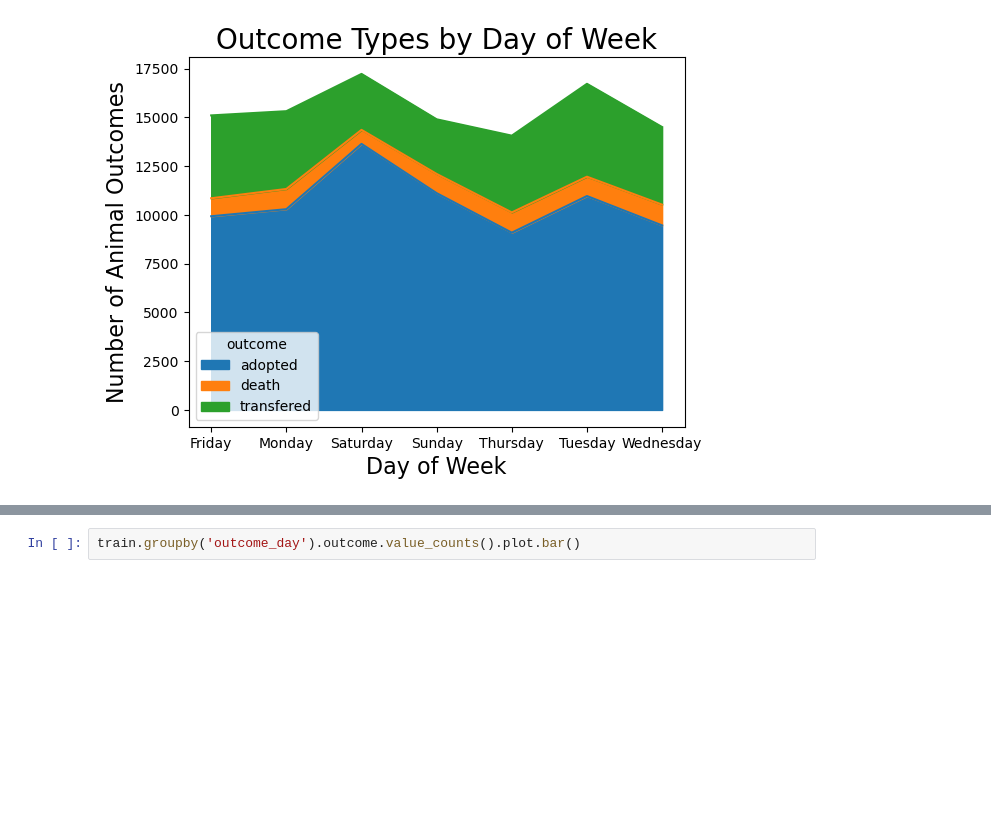
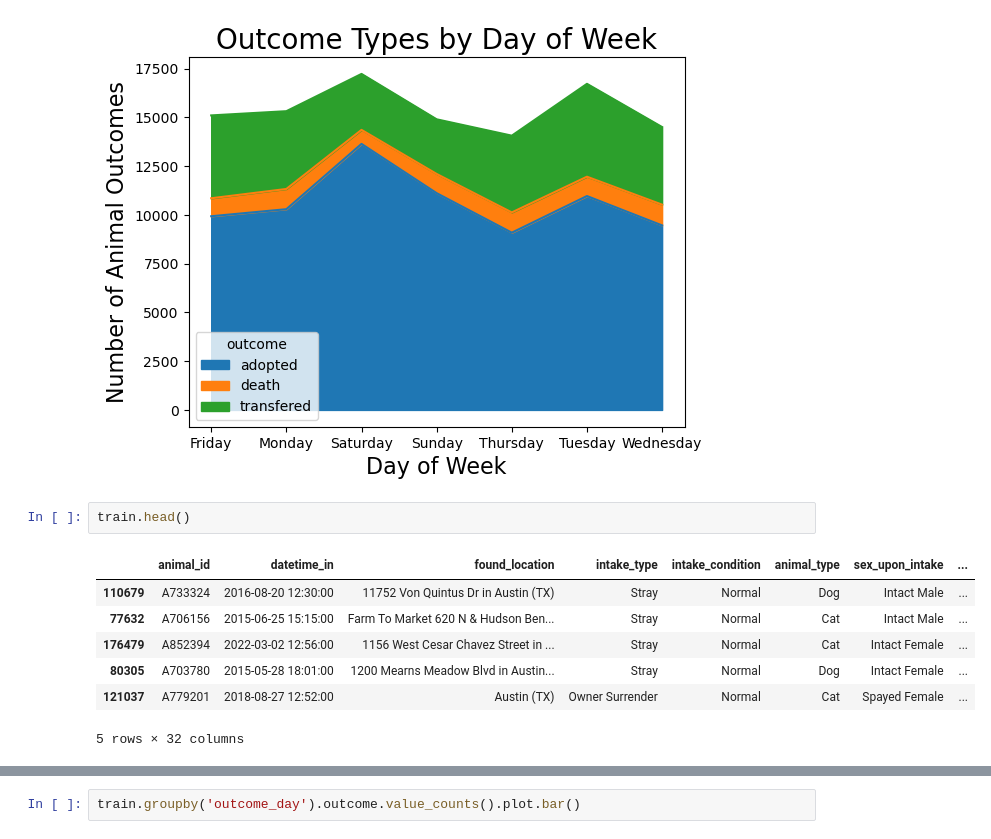
Before and after one commit to Adam-Harris87/animal-shelter-project, a Jupyter notebook: austin_animal_shelter_explore.ipynb, the cells around one changed output, grey strips where cells are left out. Saved outputs shown, nothing was run; the diff lists cells and outputs as text; blank space fills up the shorter version.

```diff
--- a/austin_animal_shelter_explore.ipynb
+++ b/austin_animal_shelter_explore.ipynb
@@ -682,3 +736,13 @@ def get_plot_outcomes_by_day(train):
 get_plot_outcomes_by_day(train)
 # %% [output]
 [figure]
+# %%
+train.head()
+# %% [output]
+|  | animal_id | datetime_in | found_location | intake_type | intake_condition | animal_type | sex_upon_intake | ... |
+| 110679 | A733324 | 2016-08-20 12:30:00 | 11752 Von Quintus Dr in Austin (TX) | Stray | Normal | Dog | Intact Male | ... |
+| 77632 | A706156 | 2015-06-25 15:15:00 | Farm To Market 620 N & Hudson Ben... | Stray | Normal | Cat | Intact Male | ... |
+| 176479 | A852394 | 2022-03-02 12:56:00 | 1156 West Cesar Chavez Street in ... | Stray | Normal | Cat | Intact Female | ... |
+| 80305 | A703780 | 2015-05-28 18:01:00 | 1200 Mearns Meadow Blvd in Austin... | Stray | Normal | Dog | Intact Female | ... |
+| 121037 | A779201 | 2018-08-27 12:52:00 | Austin (TX) | Owner Surrender | Normal | Cat | Spayed Female | ... |
+5 rows × 32 columns
```
Also changed, not shown: parts of 20 cells of this notebook, 2 other files.
